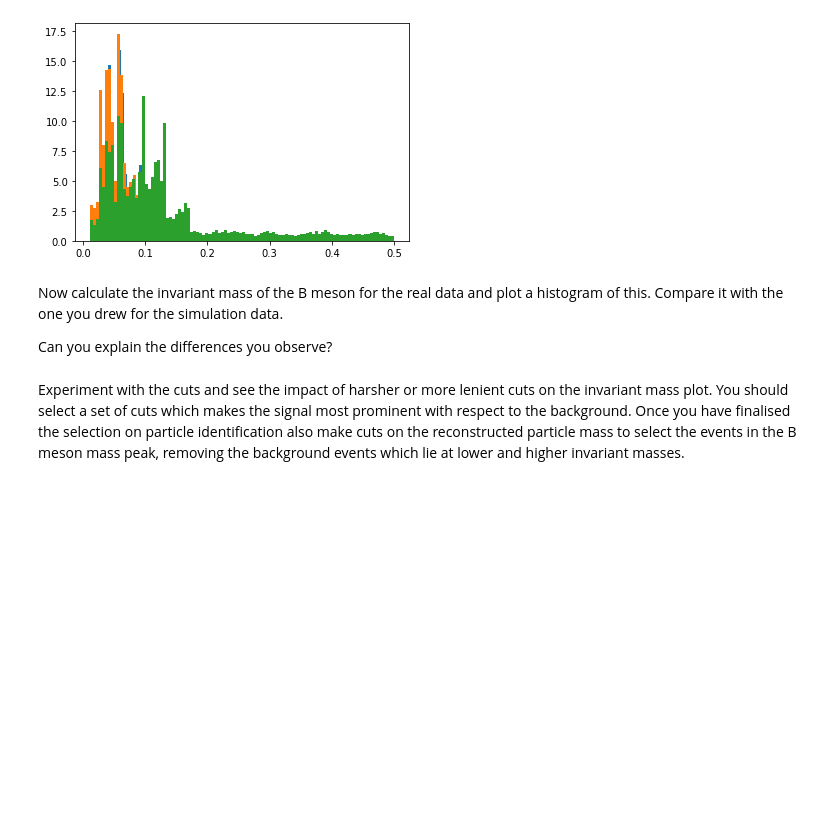
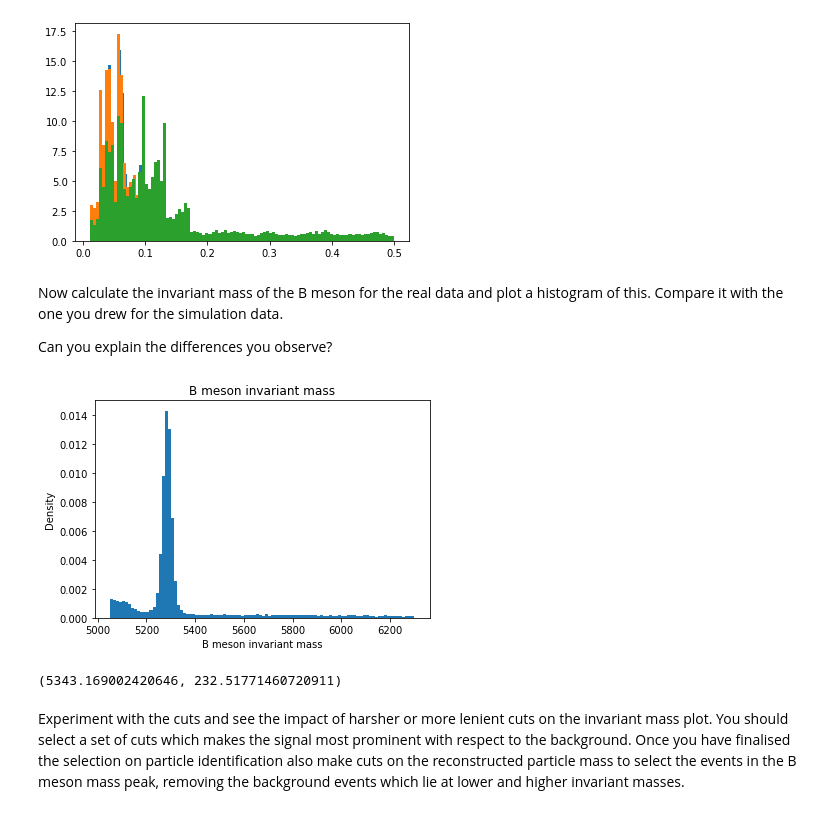
Before and after one commit to wleklinskimateusz/opendata-project, a Jupyter notebook: LHCb_Open_Data_Project.ipynb, the cells around one changed output. Saved outputs shown, nothing was run; the diff lists cells and outputs as text; code cells hidden in the pictures; blank space fills up the shorter version.

Commit message:
start realData

```diff
--- a/LHCb_Open_Data_Project.ipynb
+++ b/LHCb_Open_Data_Project.ipynb
@@ -110,8 +110,8 @@ plt.show()
 # %% [markdown]
 Momentum is a **vector** quantity, it has x,y, and z components. Try calculating the **magnitude** of the momentum of the first kaon candidate and plotting a histogram of this, you'll need the `H1_PX`, `H1_PY` and `H1_PZ` variables.
 # %%
-def analize_particle(kaon, mass):
-    px, py, pz = data[f"{kaon}_PX"], data[f"{kaon}_PY"], data[f"{kaon}_PZ"]
+def analize_particle(kaon, mass, mdata=data):
+    px, py, pz = mdata[f"{kaon}_PX"], mdata[f"{kaon}_PY"], mdata[f"{kaon}_PZ"]
     p = (px**2+py**2 + pz**2) ** 0.5
     E = (p**2 + mass **2)**0.5
     return np.array([px, py, pz]), p, E
@@ -330,3 +328,19 @@ Can you explain the differences you observe?
+# %%
+p1, p1_val, E1 = analize_particle("H1", mK, df)
+p2, p2_val, E2 = analize_particle("H2", mK, df)
+p3, p3_val, E3 = analize_particle("H3", mK, df)
+# %%
+p = p1 + p2 + p3
+# %%
+m = ((E1 + E2 + E3)**2 - (p[0]**2 + p[1]**2 + p[2]**2))**0.5
+# %%
+plot_hist(m, "B meson invariant mass", "Density", "B meson invariant mass")
+# %% [output]
+[figure, added]
+# %%
+m.mean(), m.std()
+# %% [output]
+(5343.169002420646, 232.51771460720911)
 # %% [markdown]
 Experiment with the cuts and see the impact of harsher or more lenient cuts on the invariant mass plot.
 You should select a set of cuts which makes the signal most prominent with respect to the background.
```
Also changed, not shown: parts of 6 cells of this notebook.
